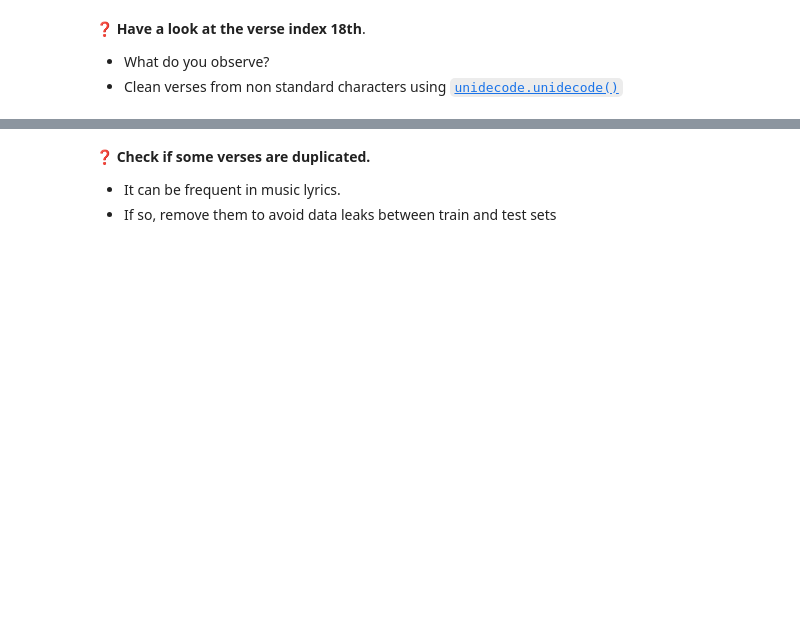
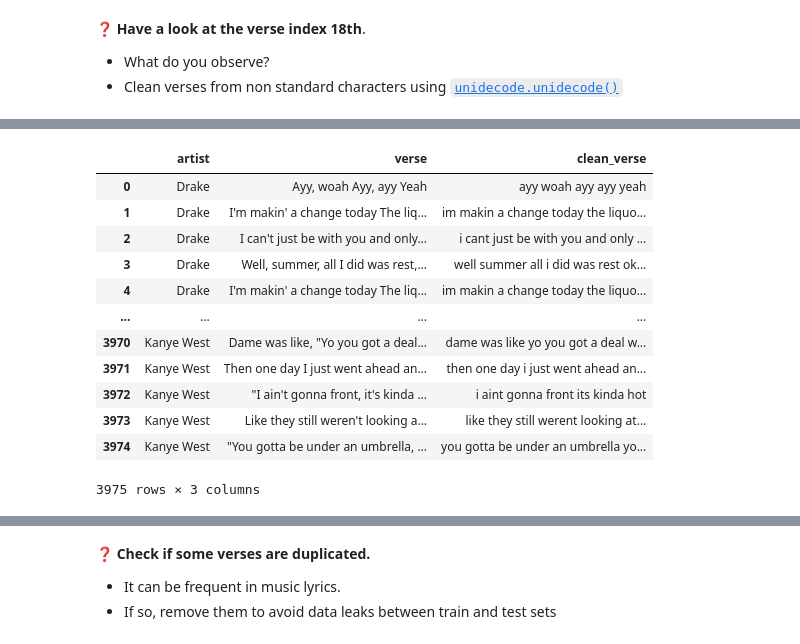
Before and after one commit to YohannD/data-certification-exam, a Jupyter notebook: recurrent_neural_network/lyrics_detector.ipynb, the cells around one changed output, grey strips where cells are left out. Cells and saved outputs as stored; diff of their text form; code cells hidden in the pictures; blank space fills up the shorter version.

```diff
--- a/recurrent_neural_network/lyrics_detector.ipynb
+++ b/recurrent_neural_network/lyrics_detector.ipynb
@@ -30,0 +77,23 @@ data
+# %%
+#then lowercase it
+
+def lower_case(text):
+        text = text.lower()
+        return text
+
+data['clean_verse'] = data['clean_verse'].apply(lower_case)
+data
+# %% [output]
+|  | artist | verse | clean_verse |
+| 0 | Drake | Ayy, woah Ayy, ayy Yeah | ayy woah ayy ayy yeah |
+| 1 | Drake | I'm makin' a change today The liq... | im makin a change today the liquo... |
+| 2 | Drake | I can't just be with you and only... | i cant just be with you and only ... |
+| 3 | Drake | Well, summer, all I did was rest,... | well summer all i did was rest ok... |
+| 4 | Drake | I'm makin' a change today The liq... | im makin a change today the liquo... |
+| ... | ... | ... | ... |
+| 3970 | Kanye West | Dame was like, "Yo you got a deal... | dame was like yo you got a deal w... |
+| 3971 | Kanye West | Then one day I just went ahead an... | then one day i just went ahead an... |
+| 3972 | Kanye West | "I ain't gonna front, it's kinda ... | i aint gonna front its kinda hot |
+| 3973 | Kanye West | Like they still weren't looking a... | like they still werent looking at... |
+| 3974 | Kanye West | "You gotta be under an umbrella, ... | you gotta be under an umbrella yo... |
+3975 rows × 3 columns
```
Also changed, not shown: parts of 34 cells of this notebook, 2 other files.
